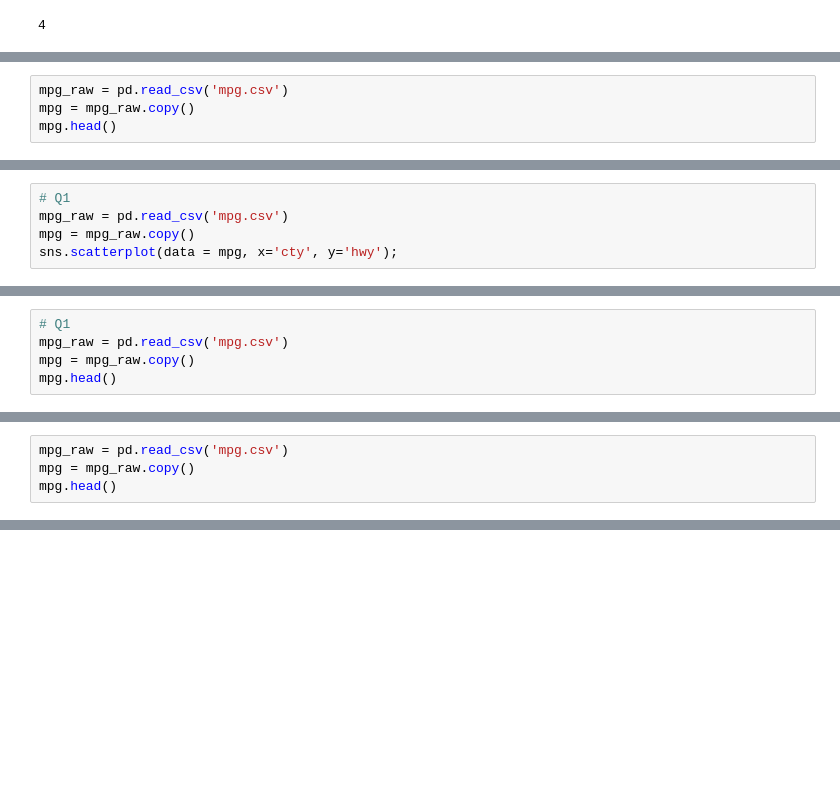
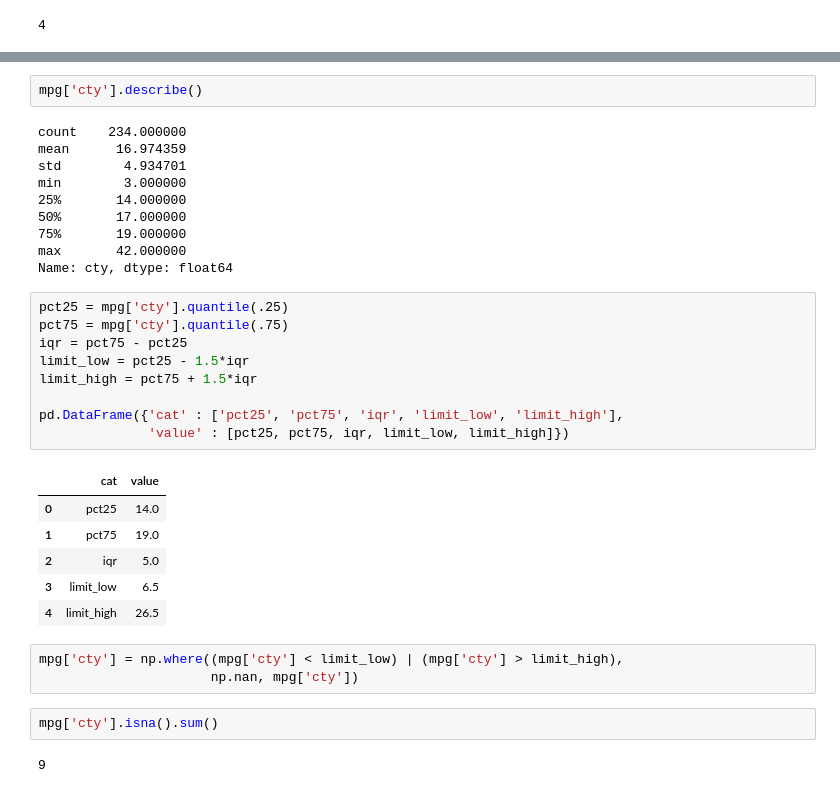
Before and after one commit to jamesbluenote/doit_pythondata, a Jupyter notebook: Doit_python_ch-07.ipynb, the cells around one changed output, grey strips where cells are left out. Cells and saved outputs as stored; diff of their text form; blank space fills up the shorter version.

```diff
--- a/Doit_python_ch-07.ipynb
+++ b/Doit_python_ch-07.ipynb
@@ -513,4 +484,0 @@ os.getcwd()
-# %%
-mpg_raw = pd.read_csv('mpg.csv')
-mpg = mpg_raw.copy()
-mpg.head()
@@ -575,5 +484,0 @@ plt.rcParams.update(plt.rcParamsDefault)
-# %%
-# Q1
-mpg_raw = pd.read_csv('mpg.csv')
-mpg = mpg_raw.copy()
-sns.scatterplot(data = mpg, x='cty', y='hwy');
@@ -677,5 +484,0 @@ sns.countplot(data = mpg, x='drv', order = mpg['drv'].value_counts().index);
-# %%
-# Q1
-mpg_raw = pd.read_csv('mpg.csv')
-mpg = mpg_raw.copy()
-mpg.head()
@@ -994,4 +484,0 @@ os.getcwd()
-# %%
-mpg_raw = pd.read_csv('mpg.csv')
-mpg = mpg_raw.copy()
-mpg.head()
@@ -1025,0 +491,35 @@ s
+# %%
+mpg['cty'].describe()
+# %% [output]
+count    234.000000
+mean      16.974359
+std        4.934701
+min        3.000000
+25%       14.000000
+50%       17.000000
+75%       19.000000
+max       42.000000
+Name: cty, dtype: float64
+# %%
+pct25 = mpg['cty'].quantile(.25)
+pct75 = mpg['cty'].quantile(.75)
+iqr = pct75 - pct25
+limit_low = pct25 - 1.5*iqr
+limit_high = pct75 + 1.5*iqr
+
+pd.DataFrame({'cat' : ['pct25', 'pct75', 'iqr', 'limit_low', 'limit_high'],
+              'value' : [pct25, pct75, iqr, limit_low, limit_high]})
+# %% [output]
+|  | cat | value |
+| 0 | pct25 | 14.0 |
+| 1 | pct75 | 19.0 |
+| 2 | iqr | 5.0 |
+| 3 | limit_low | 6.5 |
+| 4 | limit_high | 26.5 |
+# %%
+mpg['cty'] = np.where((mpg['cty'] < limit_low) | (mpg['cty'] > limit_high),
+                      np.nan, mpg['cty'])
+# %%
+mpg['cty'].isna().sum()
+# %% [output]
+9
```
Also changed, not shown: parts of 143 cells of this notebook.
